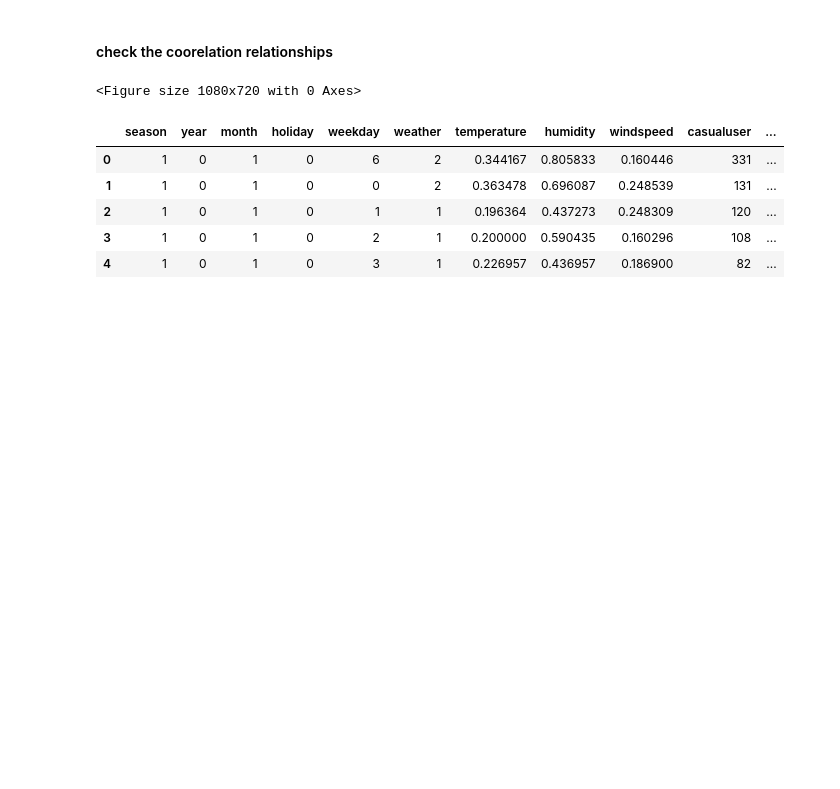
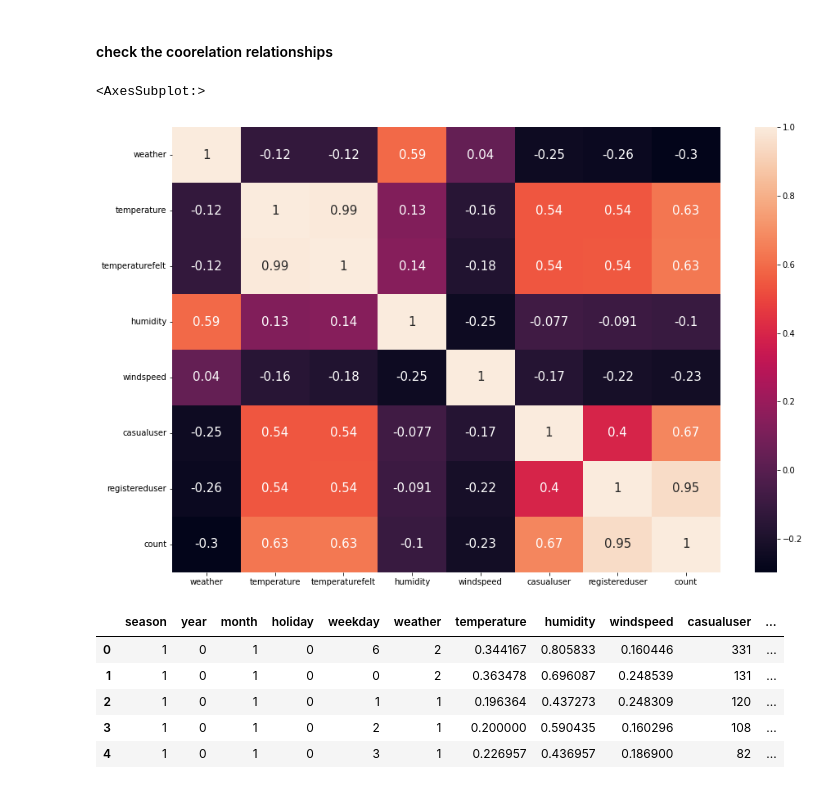
Before and after one commit to lianaling/bike-rental-forecast, a Jupyter notebook: notebooks/1.0 data-preprocessing.ipynb, the cells around one changed output. Cells and saved outputs as stored; diff of their text form; code cells hidden in the pictures; blank space fills up the shorter version.

```diff
--- a/notebooks/1.0 data-preprocessing.ipynb
+++ b/notebooks/1.0 data-preprocessing.ipynb
@@ -84,10 +84,12 @@ df_renamed_day.head()
 # %%
 plt.figure(figsize=(15,10))
 df_cor = df_renamed_day.copy()
 df_cor = df_cor.drop(columns=['index', 'date', 'workingday', 'month', 'season', 'year', 'holiday', 'weekday'])
 cor = df_cor.corr()
+sns.heatmap(cor, annot = True, annot_kws = {'size': 15})
 # %% [output]
-<Figure size 1080x720 with 0 Axes>
+<AxesSubplot:>
+[figure, added]
 # %%
 df_day_data = df_renamed_day.drop(columns=['index', 'date', 'temperaturefelt', 'workingday'])
 df_day_data.head()
```
Also changed, not shown: parts of 1 cell of this notebook.
